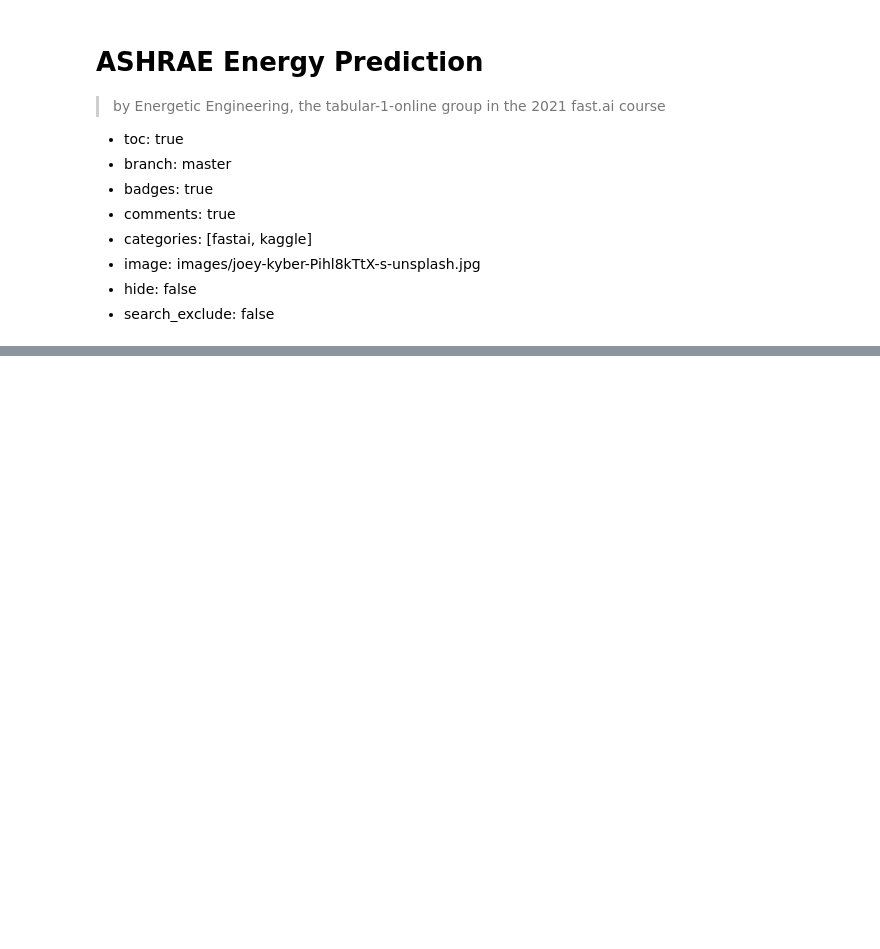
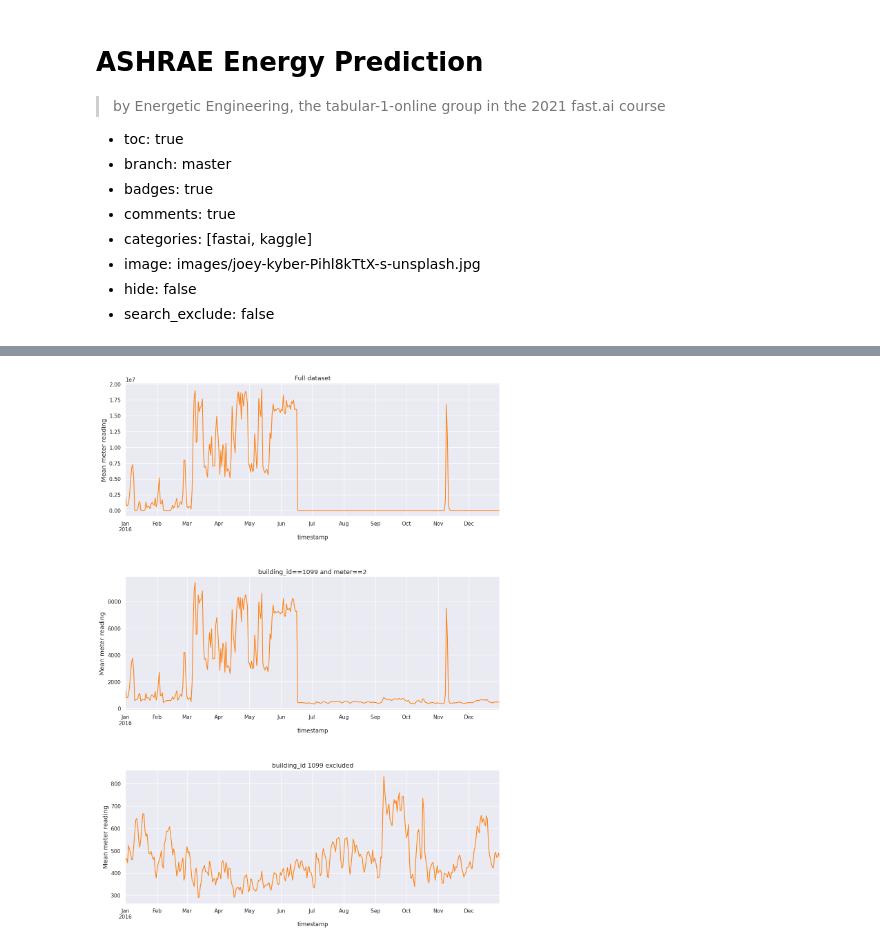
Before and after one commit to fastai-energetic-engineering/ashrae, a Jupyter notebook: _notebooks/2021-07-23-tabular1online-presentation.ipynb, the cells around one changed output, grey strips where cells are left out. Drawn from its saved outputs; the diff is of its cells as text; code cells hidden in the pictures; blank space fills up the shorter version.

```diff
--- a/_notebooks/2021-07-23-tabular1online-presentation.ipynb
+++ b/_notebooks/2021-07-23-tabular1online-presentation.ipynb
@@ -31,6 +31,7 @@ import os
 import gc
 import pandas as pd
 import datetime as dt
+import seaborn as sns
 from tqdm.auto import tqdm
 from pandas.api.types import is_string_dtype, is_numeric_dtype, is_categorical_dtype
 from fastai.tabular.all import *
@@ -38,7 +39,10 @@ from sklearn.ensemble import RandomForestRegressor
 from sklearn.tree import DecisionTreeRegressor
 from dtreeviz.trees import *
 from IPython.display import Image, display_svg, SVG
+from sklearn.metrics import mean_squared_log_error
 
+#mpl.rcParams['figure.dpi'] = 100
+sns.set()
 pd.options.display.max_rows = 20
 pd.options.display.max_columns = 8
 # %%
@@ -104,0 +127,18 @@ train_valid[['meter_reading']].hist()
+# %%
+fig, axes = plt.subplots(3,1,figsize=(14, 20), dpi=100)
+
+#train_valid[['timestamp', 'meter_reading']].set_index('timestamp').resample('H').mean()['meter_reading'].plot(ax=axes[1], alpha=0.8, label='By hour', color='tab:blue').set_ylabel('Mean meter reading', fontsize=13);
+train_valid[['timestamp', 'meter_reading']].set_index('timestamp').resample('D').mean()['meter_reading'].plot(ax=axes[1], alpha=1, label='By day', color='tab:orange').set_ylabel('Mean meter reading', fontsize=13);
+
+#train_valid[(train_valid['meter'] == 2) & (train_valid['building_id'] == 1099)][['timestamp', 'meter_reading']].set_index('timestamp').resample('H').mean()['meter_reading'].plot(ax=axes[0], alpha=0.8, label='By hour', color='tab:blue').set_ylabel('Mean meter reading', fontsize=13);
+train_valid[(train_valid['meter'] == 2) & (train_valid['building_id'] == 1099)][['timestamp', 'meter_reading']].set_index('timestamp').resample('D').mean()['meter_reading'].plot(ax=axes[0], alpha=1, label='By day', color='tab:orange').set_ylabel('Mean meter reading', fontsize=13);
+
+#train_valid[~((train_valid['meter'] == 2) & (train_valid['building_id'] == 1099))][['timestamp', 'meter_reading']].set_index('timestamp').resample('H').mean()['meter_reading'].plot(ax=axes[2], alpha=0.8, label='By hour', color='tab:blue').set_ylabel('Mean meter reading', fontsize=13);
+train_valid[~((train_valid['meter'] == 2) & (train_valid['building_id'] == 1099))][['timestamp', 'meter_reading']].set_index('timestamp').resample('D').mean()['meter_reading'].plot(ax=axes[2], alpha=1, label='By day', color='tab:orange').set_ylabel('Mean meter reading', fontsize=13);
+
+axes[0].set_title('Full dataset', fontsize=13);
+axes[1].set_title('building_id==1099 and meter==2', fontsize=13);
+axes[2].set_title('building_id 1099 excluded', fontsize=13);
+plt.subplots_adjust(hspace=0.45)
+# %% [output]
+[figure, added]
```
Also changed, not shown: parts of 22 cells of this notebook.
